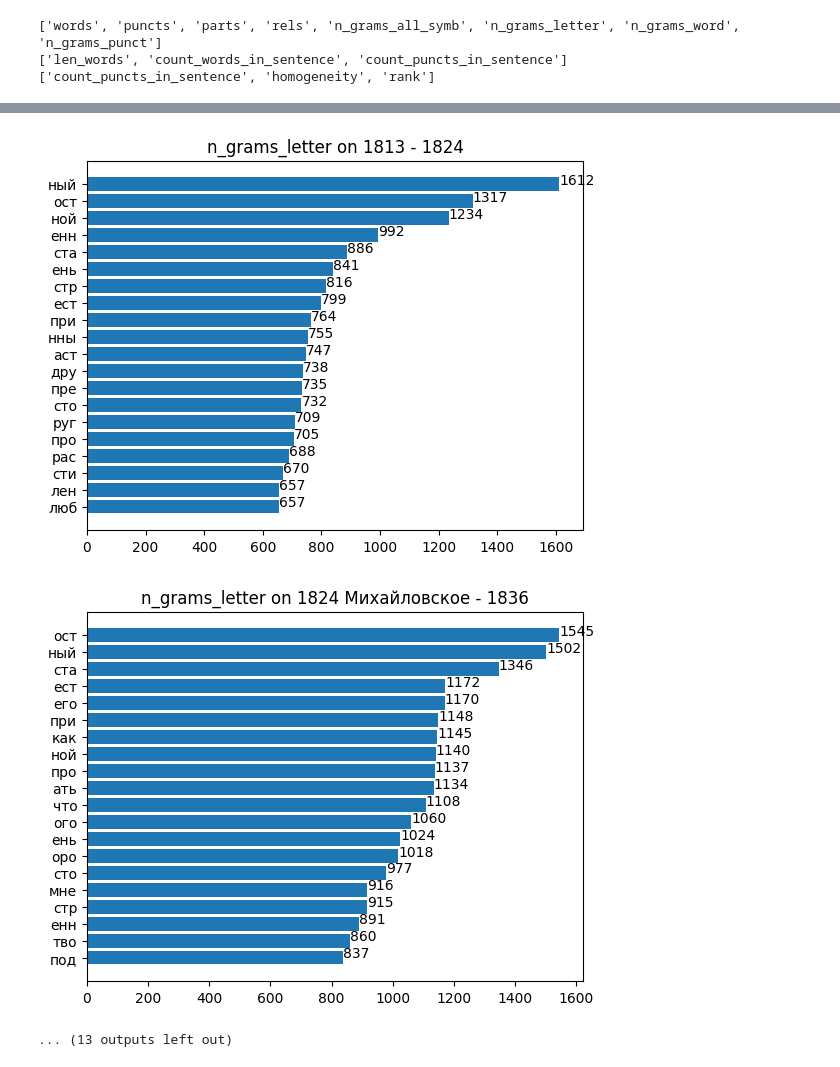
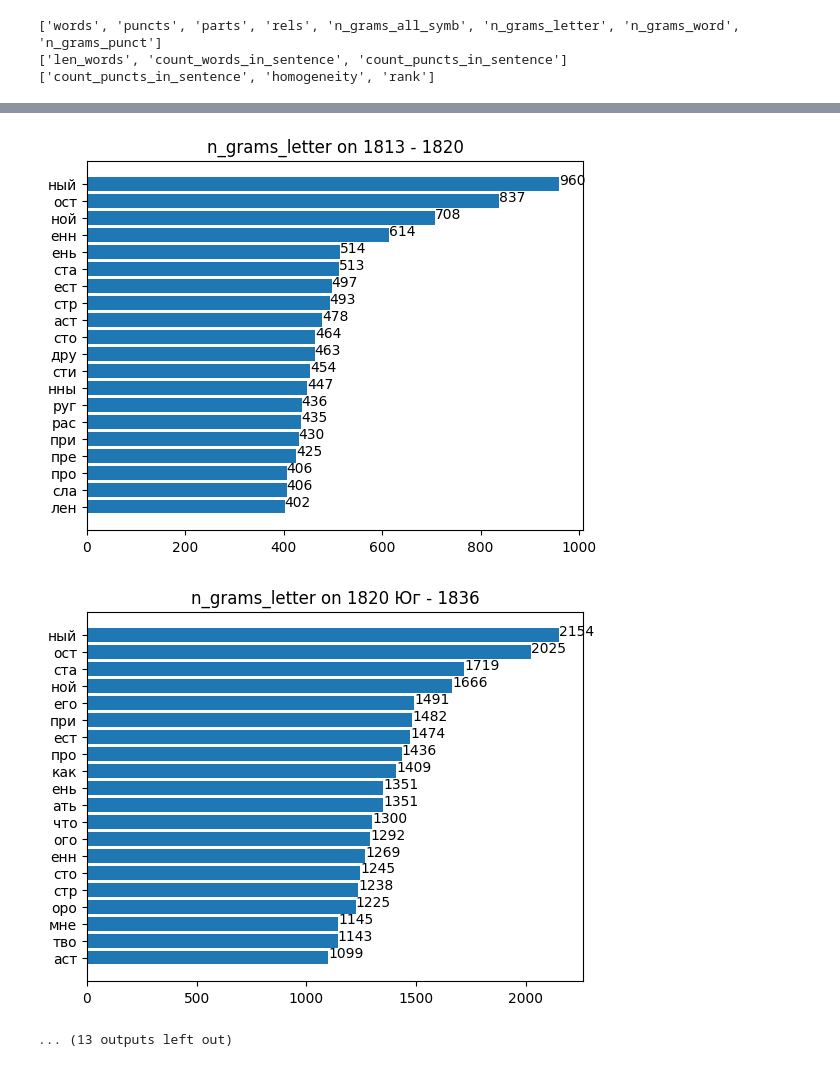
Before and after one commit to gudkovst/Analysis-Pushkin-style, a Jupyter notebook: distributions.ipynb, the cells around one changed output, grey strips where cells are left out. Drawn from its saved outputs; the diff is of its cells as text; code cells hidden in the pictures.

```diff
--- a/distributions.ipynb
+++ b/distributions.ipynb
@@ -30,8 +30,12 @@ statistics on 1836 - 1836
 # %%
 dict_features = ['statistics']
 
+big_per1 = sum(periods[:2], [])
+big_per2 = sum(periods[2:], [])
+pers = [big_per1, big_per2]
+
 for feature in dict_features:
-    for period in periods:
+    for period in pers:
         st = extract_period(period, feature)
         show_dict(st, create_title(period, feature))
 # %% [output]
@@ -58,10 +52,6 @@ print(emp_features)
 ['len_words', 'count_words_in_sentence', 'count_puncts_in_sentence']
 ['count_puncts_in_sentence', 'homogeneity', 'rank']
 # %%
-big_per1 = sum(periods[:3], [])
-big_per2 = sum(periods[3:], [])
-pers = [big_per1, big_per2]
-
 barh_periods(periods=pers)
 bar_periods(periods=pers)
 emp_periods(periods=pers)
@@ -79,4 +69,4 @@ emp_periods(periods=pers)
-[figure, old version]
+[figure, new version]
-[figure, old version]
+[figure, new version]
 ... (13 outputs left out)
 # %%
```
Also changed, not shown: parts of 4 cells of this notebook, 3 other files.
